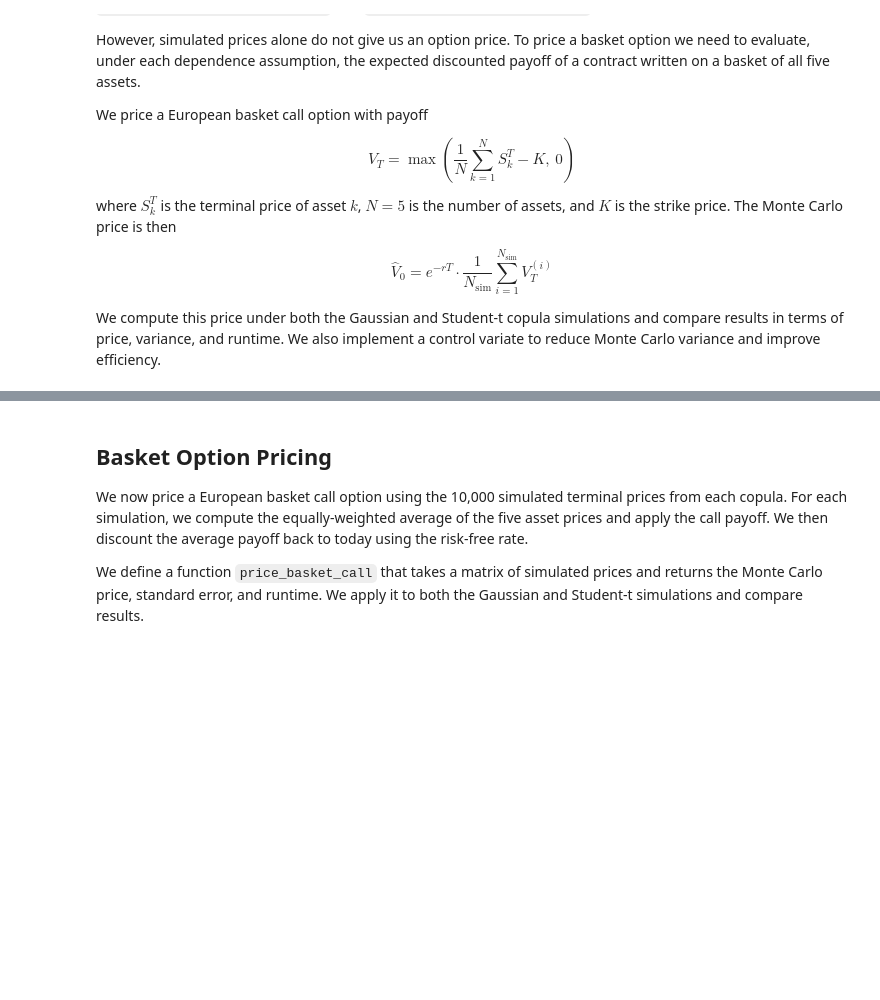
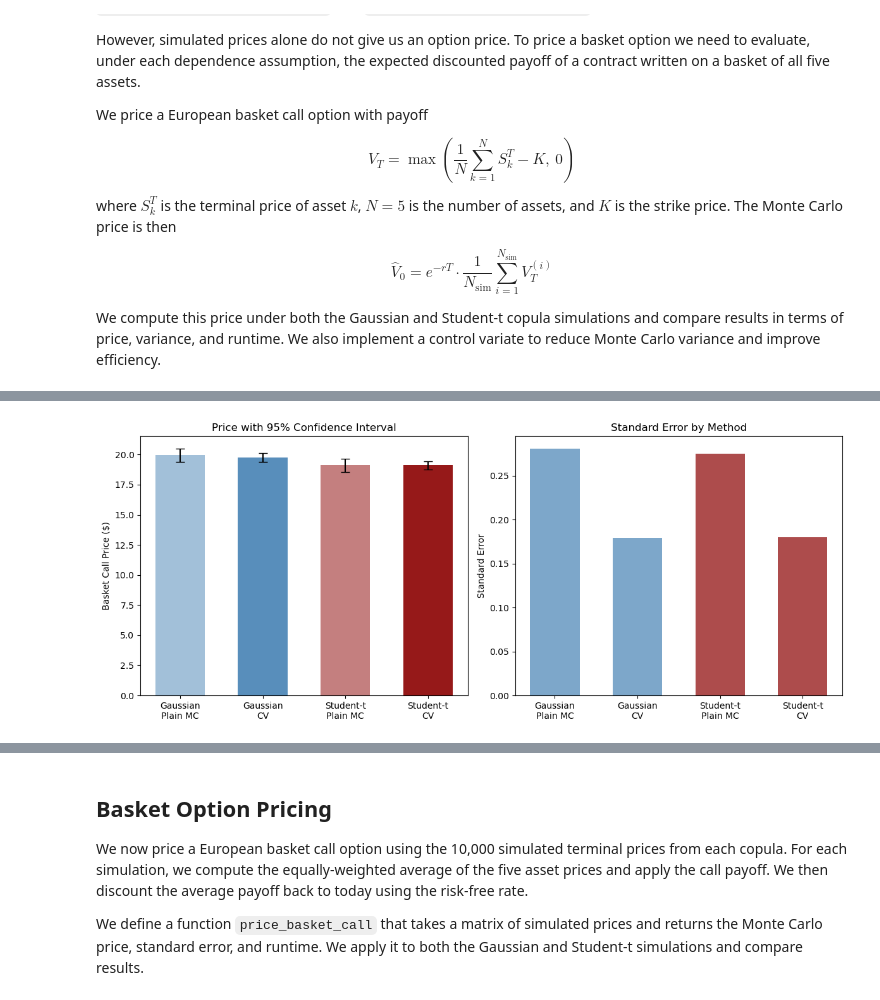
Before and after one commit to gc3214/Num_Methods_ProjectDZ, a Jupyter notebook: basket_pricing_workbook.ipynb, the cells around one changed output, grey strips where cells are left out. Drawn from its saved outputs; the diff is of its cells as text; code cells hidden in the pictures; blank space fills up the shorter version.

```diff
--- a/basket_pricing_workbook.ipynb
+++ b/basket_pricing_workbook.ipynb
@@ -394,0 +433,17 @@ FileNotFoundError: [Errno 2] No such file or directory: 'simulated_prices_gaussi
+# %%
+def geo_basket_call_exact(S, K, r, T):
+    """
+    Closed-form price of a geometric basket call.
+    Estimates per-asset vols and correlations from simulated log-prices.
+    """
+    N       = S.shape[1]
+    log_S   = np.log(S)
+    cov     = np.cov(log_S.T) / T
+    vols    = np.sqrt(np.diag(cov))
+    sigma_G = np.sqrt(cov.sum() / N**2)
+    mu_G    = np.mean(r - 0.5 * vols**2) + 0.5 * sigma_G**2
+    F       = np.exp(np.mean(np.log(spots)) + mu_G * T)
+    v       = sigma_G * np.sqrt(T)
+    d1      = np.log(F / K) / v + 0.5 * v
+    d2      = d1 - v
+    return np.exp(-r * T) * (F * norm.cdf(d1) - K * norm.cdf(d2))
@@ -394,0 +510,32 @@ FileNotFoundError: [Errno 2] No such file or directory: 'simulated_prices_gaussi
+# %%
+fig, axes = plt.subplots(1, 2, figsize=(12, 5))
+
+labels = ["Gaussian\nPlain MC", "Gaussian\nCV",
+          "Student-t\nPlain MC", "Student-t\nCV"]
+prices = [price_g, price_g_cv, price_s, price_s_cv]
+ses    = [se_g,    se_g_cv,    se_s,    se_s_cv]
+colors = ["steelblue", "steelblue", "darkred", "darkred"]
+alphas = [0.5, 0.9, 0.5, 0.9]
+
+# Price with 95% CI
+for i, (label, price, se, color, alpha) in enumerate(
+        zip(labels, prices, ses, colors, alphas)):
+    axes[0].bar(i, price, color=color, alpha=alpha, width=0.6)
+    axes[0].errorbar(i, price, yerr=1.96*se, fmt="none",
+                     color="black", capsize=5, lw=1.5)
+axes[0].set_xticks(range(4))
+axes[0].set_xticklabels(labels)
+axes[0].set_ylabel("Basket Call Price ($)")
+axes[0].set_title("Price with 95% Confidence Interval")
+
+# Standard error comparison
+axes[1].bar(range(4), ses, color=colors, alpha=0.7, width=0.6)
+axes[1].set_xticks(range(4))
+axes[1].set_xticklabels(labels)
+axes[1].set_ylabel("Standard Error")
+axes[1].set_title("Standard Error by Method")
+
+plt.tight_layout()
+plt.show()
+# %% [output]
+[figure, added]
```
Also changed, not shown: parts of 20 cells of this notebook, 1 other file.
